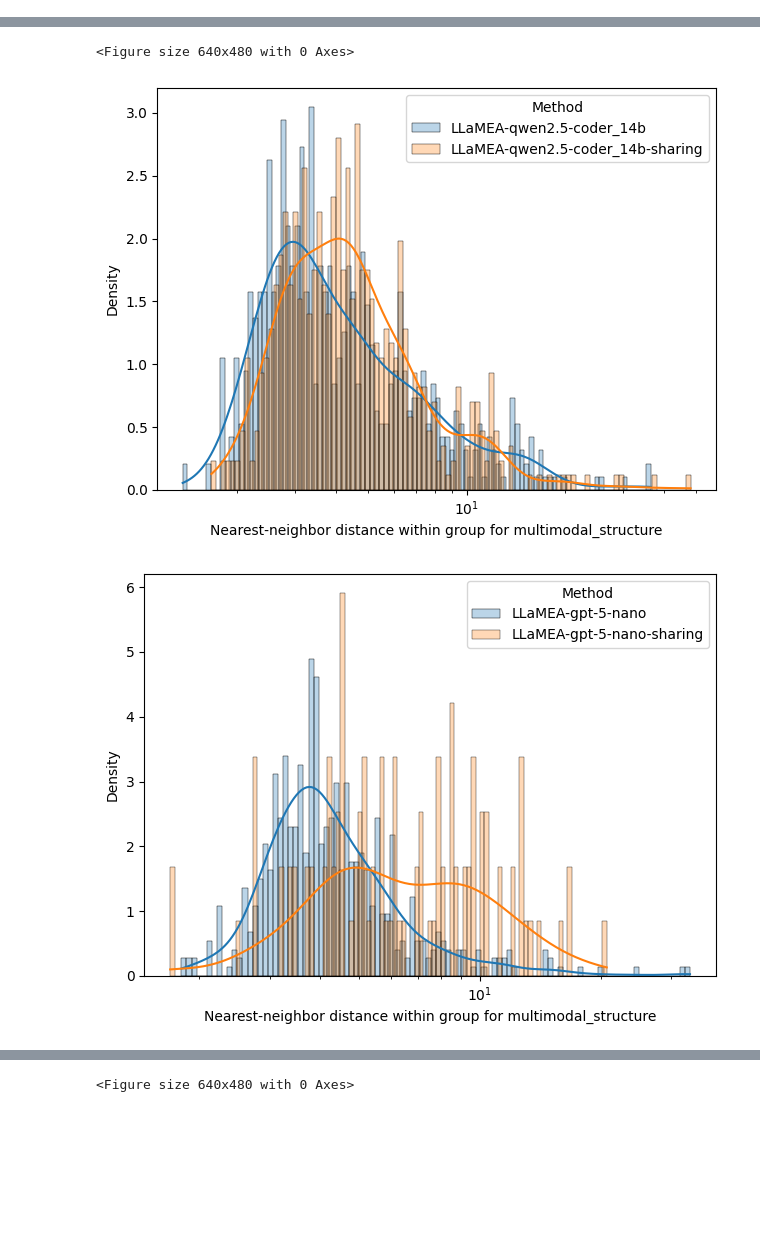
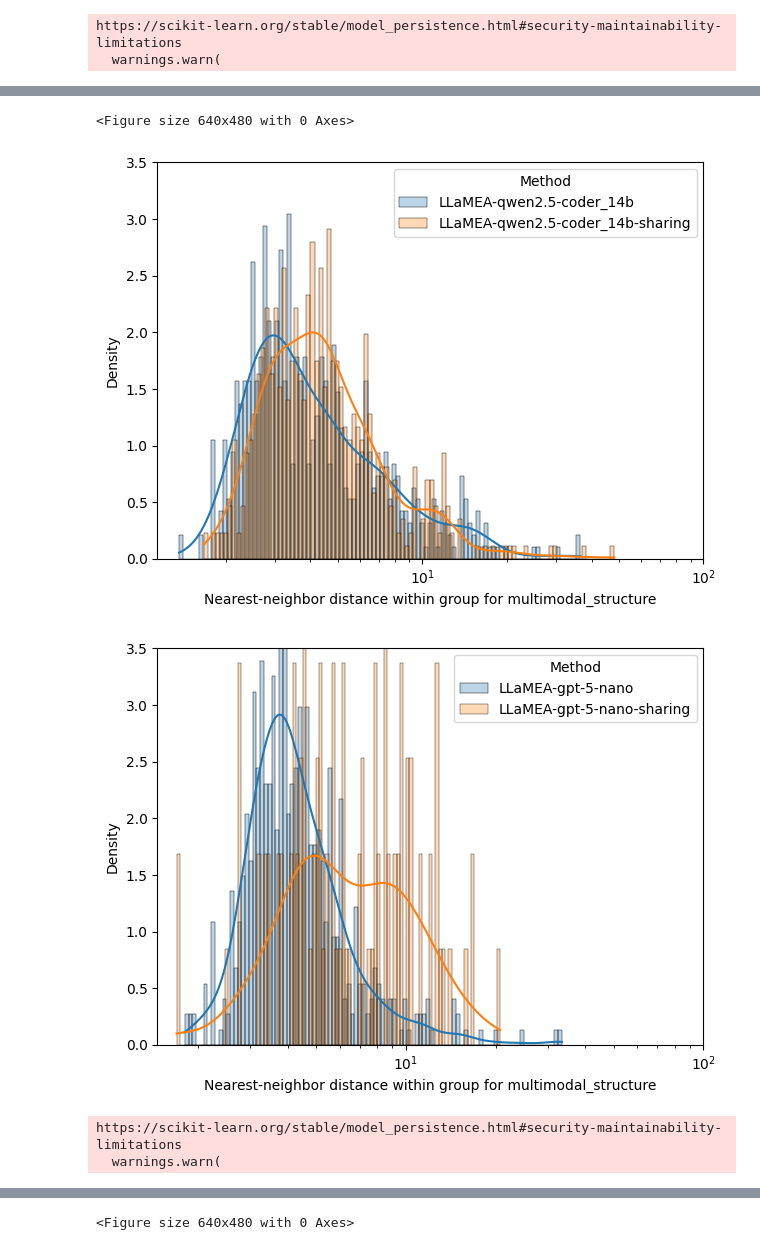
Before and after one commit to XAI-liacs/BLADE, a Jupyter notebook: examples/visualize_ELA.ipynb, the cells around one changed output, grey strips where cells are left out. Cells and saved outputs as stored; diff of their text form; code cells hidden in the pictures; blank space fills up the shorter version.

```diff
--- a/examples/visualize_ELA.ipynb
+++ b/examples/visualize_ELA.ipynb
@@ -110,7 +110,7 @@ for problem in problems:
     problem_title = problem.replace('_structure', '')
     #ax.set_title(f"Percentage of landscapes with fitness > 0.5 for {problem_title}", fontsize=14, weight='bold')
     ax.set_xlabel("LLM", fontsize=12)
-    ax.set_ylabel("Percentage with $f > 0.5$", fontsize=12)
+    ax.set_ylabel("Percentage with $\\hat{F} > 0.5$", fontsize=14)
     ax.set_ylim(0, 100)
     ax.set_axisbelow(True)
     ax.grid(axis='y', linestyle='--', alpha=0.6)
@@ -291,6 +291,8 @@ for problem in problems:
         #plt.hist(vals, bins=bins, alpha=0.5, label=str(gval), density=True)  # density normalizes for different group sizes
     plt.xlabel(f"Nearest-neighbor distance within group for {problem}")
     plt.ylabel("Density")
+    plt.xlim(0, 100)
+    plt.ylim(0, 3.5)
     plt.legend(title="Method")
     plt.tight_layout()
     plt.show()
@@ -309,6 +311,8 @@ for problem in problems:
         sns.histplot(vals, bins=bins, log_scale=True, alpha=0.3, label=str(gval), kde=True, stat="density")  # kde=True adds a kernel density estimate
         #plt.hist(vals, bins=bins, alpha=0.5, label=str(gval), density=True)  # density normalizes for different group sizes
     plt.xlabel(f"Nearest-neighbor distance within group for {problem}")
+    plt.xlim(0, 100)
+    plt.ylim(0, 3.5)
     plt.ylabel("Density")
     plt.legend(title="Method")
     plt.tight_layout()
@@ -344,3 +348,5 @@ for problem in problems:
             except Exception as e:
                 print(f"plot failed: {e}")
 # %% [output]
+https://scikit-learn.org/stable/model_persistence.html#security-maintainability-limitations
+  warnings.warn(
@@ -348,5 +354,7 @@ for problem in problems:
-<Figure size 640x480 with 0 Axes>
+<Figure size 640x480 with 0 Axes>
-[figure, old version]
+[figure, new version]
-[figure, old version]
+[figure, new version]
+https://scikit-learn.org/stable/model_persistence.html#security-maintainability-limitations
+  warnings.warn(
 [figure]
-<Figure size 640x480 with 0 Axes>
+<Figure size 640x480 with 0 Axes>
```
Also changed, not shown: parts of 3 cells of this notebook, 1 other file.
